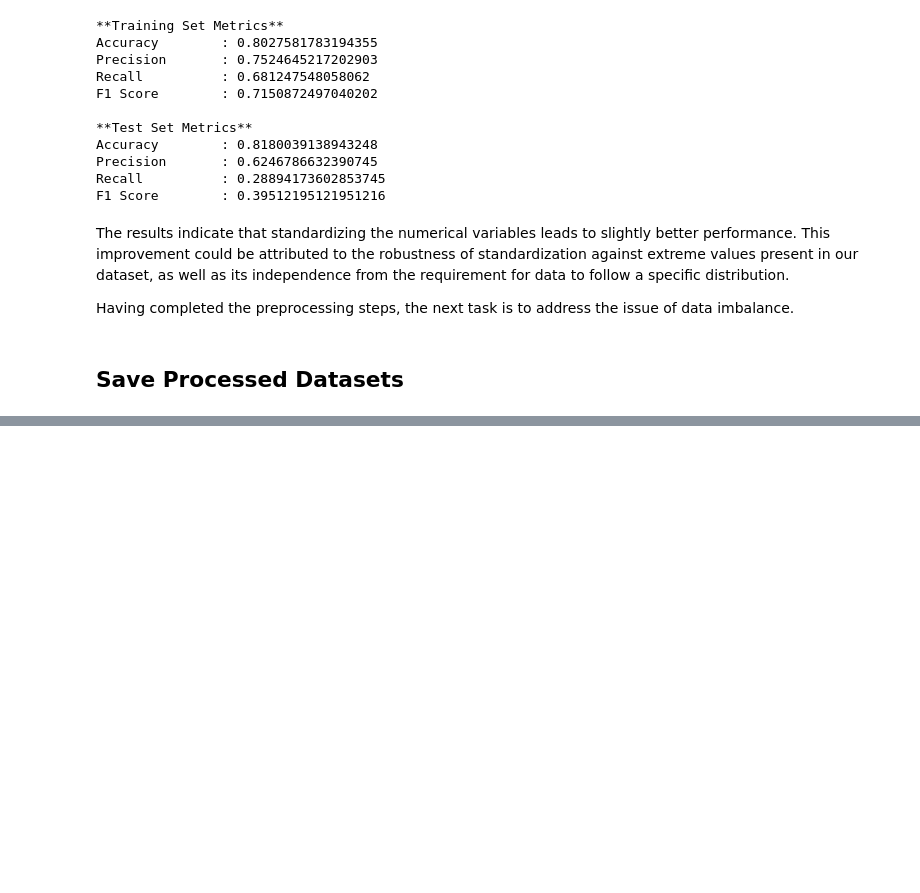
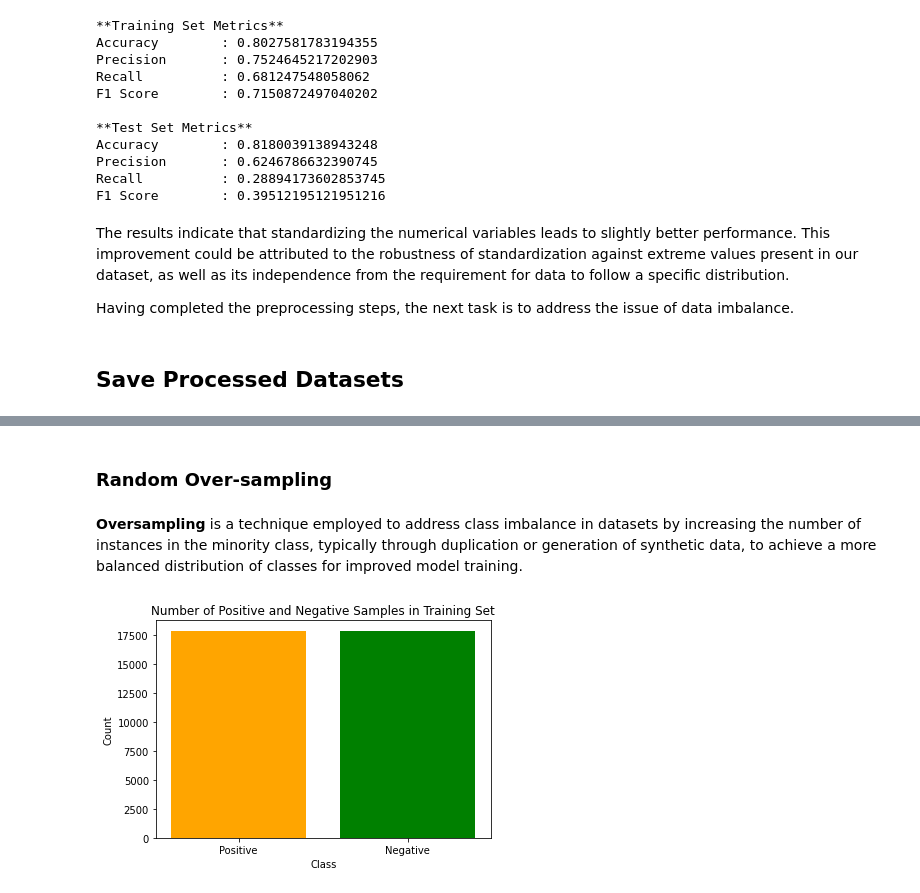
Before and after one commit to suyatinglaura/CS3244_Reservation_Cancellations_Prediction, a Jupyter notebook: Data Pre-Processing.ipynb, the cells around one changed output, grey strips where cells are left out. Saved outputs shown, nothing was run; the diff lists cells and outputs as text; code cells hidden in the pictures; blank space fills up the shorter version.

```diff
--- a/Data Pre-Processing.ipynb
+++ b/Data Pre-Processing.ipynb
@@ -374,0 +477,22 @@ columns.to_csv('Data/basic_model_columns.csv', index=False)
+# %% [markdown]
+### Random Over-sampling
+# %% [markdown]
+**Oversampling** is a technique employed to address class imbalance in datasets by increasing the number of instances in the minority class, typically through duplication or generation of synthetic data, to achieve a more balanced distribution of classes for improved model training.
+# %%
+# Instantiate RandomOverSampler
+oversampler = RandomOverSampler(random_state=42)
+
+# Resample the training data
+X_train_resampled, y_train_resampled = oversampler.fit_resample(X_train, y_train)
+# %%
+num_positive = np.sum(y_train_resampled == 1)[0]
+num_negative = np.sum(y_train_resampled == 0)[0]
+
+# Plotting
+plt.bar(['Positive', 'Negative'], [num_positive, num_negative], color=['orange', 'green'])
+plt.title('Number of Positive and Negative Samples in Training Set')
+plt.xlabel('Class')
+plt.ylabel('Count')
+plt.show()
+# %% [output]
+[figure, added]
```
Also changed, not shown: parts of 23 cells of this notebook.
